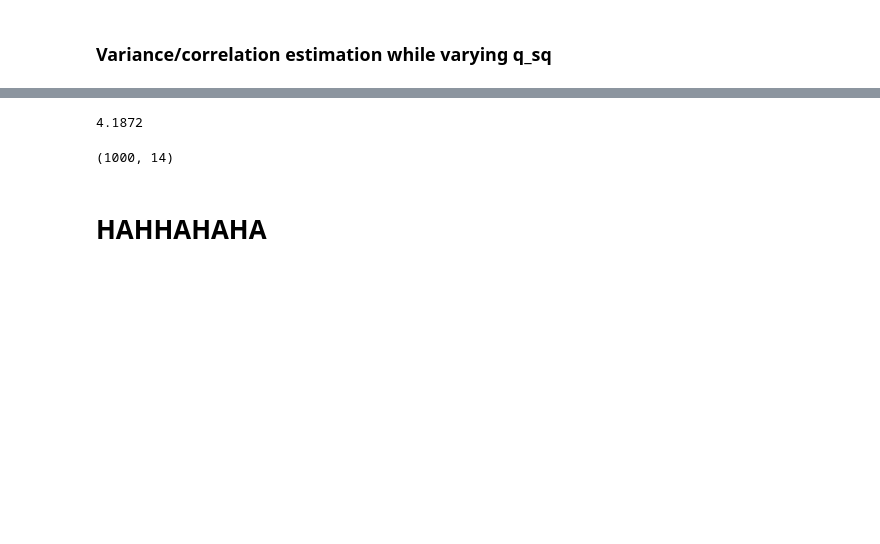
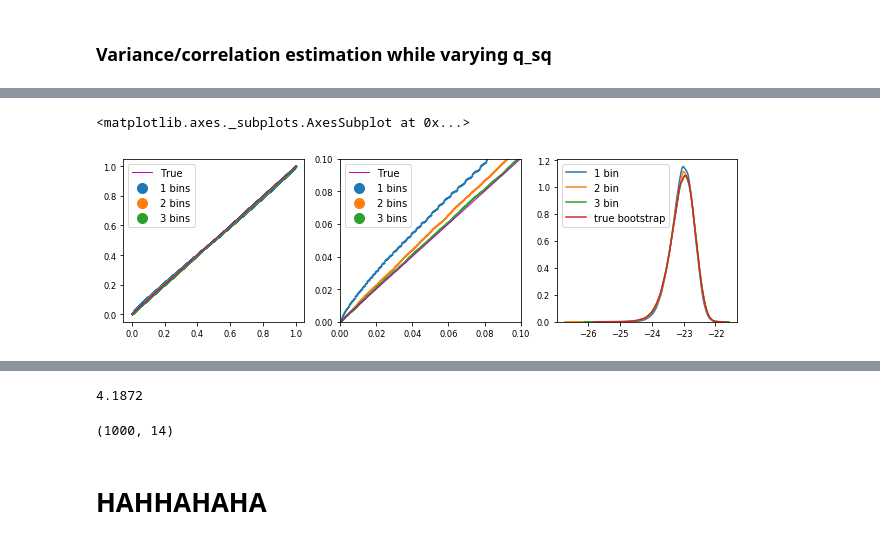
Before and after one commit to yelabucsf/scrna-parameter-estimation, a Jupyter notebook: analysis/simulation/estimator_validation.ipynb, the cells around one changed output, grey strips where cells are left out. Cells and saved outputs as stored; diff of their text form; code cells hidden in the pictures; blank space fills up the shorter version.

Commit message:
approximate bootstrap

```diff
--- a/analysis/simulation/estimator_validation.ipynb
+++ b/analysis/simulation/estimator_validation.ipynb
@@ -229,0 +192,5 @@ true_data[:, 1].var()
+# %%
+true_data = simulate.simulate_transcriptomes(10000, 5000, correlated=False)
+qs, captured_data = simulate.capture_sampling(true_data, q, q_sq)
+adata = sc.AnnData(sp.sparse.csr_matrix(captured_data))
+adata.obs['ct'] = 'PBMC'
@@ -229,0 +230,10 @@ true_data[:, 1].var()
+# %%
+imp.reload(estimator)
+imp.reload(bootstrap)
+imp.reload(scmemo)
+imp.reload(util)
+
+adata_scmemo = adata.copy()
+adata_scmemo.X = adata_scmemo.X.astype(np.int64)
+scmemo.create_groups(adata_scmemo, label_columns=['ct'], inplace=True)
+scmemo.compute_1d_moments(adata_scmemo, inplace=True, filter_genes=False, residual_var=True)
@@ -229,0 +245,5 @@ true_data[:, 1].var()
+# %%
+%%time
+# res_1 = scmemo.bootstrap_1d_moments(adata_scmemo, inplace=False, num_boot=100000, verbose=True, bins=1)
+# res_2 = scmemo.bootstrap_1d_moments(adata_scmemo, inplace=False, num_boot=100000, verbose=True, bins=2)
+res_3 = scmemo.bootstrap_1d_moments(adata_scmemo, inplace=False, num_boot=1000, verbose=True, bins=3)
@@ -229,0 +256,43 @@ true_data[:, 1].var()
+# %%
+plt.figure(figsize=(11, 3))
+plt.subplot(1, 3, 1)
+plt.plot([-0,1], [-0,1], lw=1, color='m')
+plt.scatter(
+    ecdf.y[1:],
+    ecdf(np.sort(np.log(res_1[1]))),
+    s=0.01)
+plt.scatter(
+    ecdf.y[1:],
+    ecdf(np.sort(np.log(res_2[1]))),
+    s=0.01)
+plt.scatter(
+    ecdf.y[1:],
+    ecdf(np.sort(np.log(res_3[1]))),
+    s=0.01)
+plt.legend(['True', '1 bins', '2 bins', '3 bins'], markerscale=100)
+
+plt.subplot(1, 3, 2)
+plt.plot([-0,1], [-0,1], lw=1, color='m')
+plt.scatter(
+    ecdf.y[1:],
+    ecdf(np.sort(np.log(res_1[1]))),
+    s=0.01)
+plt.scatter(
+    ecdf.y[1:],
+    ecdf(np.sort(np.log(res_2[1]))),
+    s=0.01)
+plt.scatter(
+    ecdf.y[1:],
+    ecdf(np.sort(np.log(res_3[1]))),
+    s=0.01)
+plt.xlim(0, .1); plt.ylim(0, .1)
+plt.legend(['True', '1 bins', '2 bins', '3 bins'], markerscale=100)
+
+plt.subplot(1, 3, 3)
+sns.distplot(np.log(res_1[1]), hist=False, label='1 bin')
+sns.distplot(np.log(res_2[1]), hist=False, label='2 bin')
+sns.distplot(np.log(res_3[1]), hist=False, label='3 bin')
+sns.distplot(np.log(real_boot_vars), hist=False, label='true bootstrap')
+# %% [output]
+<matplotlib.axes._subplots.AxesSubplot at 0x...>
+[figure, added]
```
Also changed, not shown: parts of 66 cells of this notebook, 3 other files.
